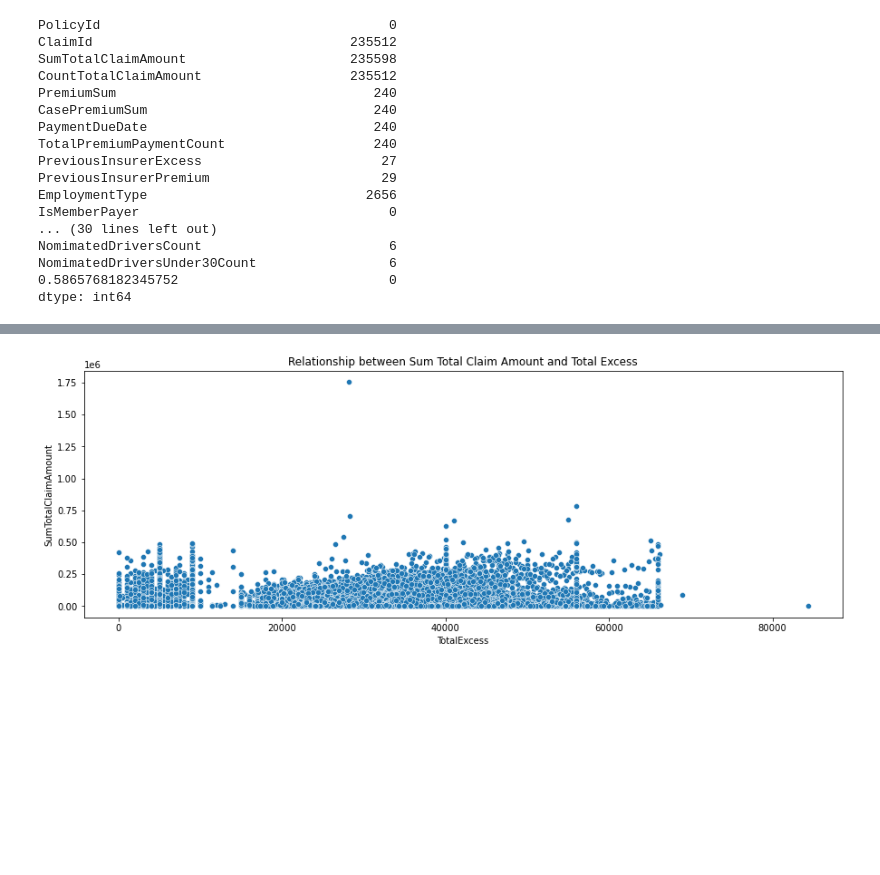
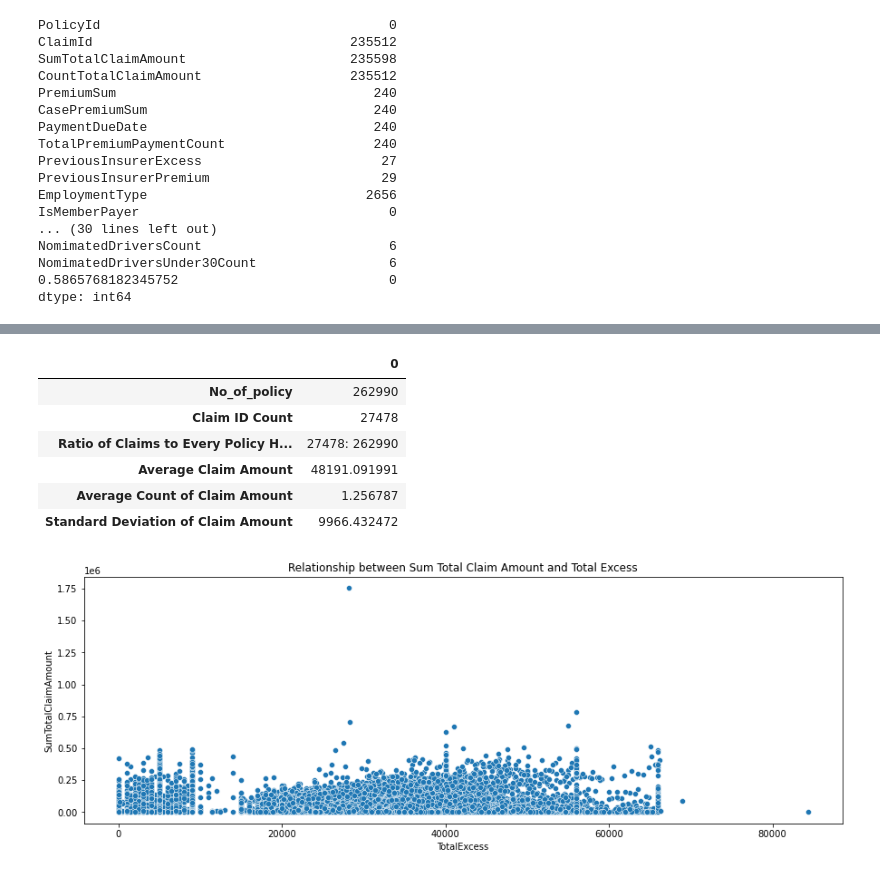
Before and after one commit to Pheelog/Insurance-Claim-Modelling, a Jupyter notebook: Insurance Claim Model.ipynb, the cells around one changed output, grey strips where cells are left out. Cells and saved outputs as stored; diff of their text form; code cells hidden in the pictures; blank space fills up the shorter version.

```diff
--- a/Insurance Claim Model.ipynb
+++ b/Insurance Claim Model.ipynb
@@ -131,0 +133,16 @@ sns.heatmap(corr, annot=True, ax=ax, linewidths=1, xticklabels=True, yticklabels
+# %%
+df['sum_freq_by_count']= df['SumTotalClaimAmount'] * df['CountTotalClaimAmount']
+mean_of_df=df['sum_freq_by_count'].sum()/df['CountTotalClaimAmount'].sum()
+df['variance']= df['sum_freq_by_count']-mean_of_df
+df['variance*2']= df['variance']*2
+
+data_dict= {
+    "No_of_policy": df.shape[0]- df['PolicyId'].isna().sum(),
+    "Claim ID Count": df.shape[0]- df['ClaimId '].isna().sum(),
+    "Ratio of Claims to Every Policy Holder": f"{df.shape[0]- df['ClaimId '].isna().sum()}: {(df.shape[0]- df['PolicyId'].isna().sum())}",
+    "Average Claim Amount": df['sum_freq_by_count'].sum()/df['CountTotalClaimAmount'].sum(),
+    "Average Count of Claim Amount": df['CountTotalClaimAmount'].mean(),
+    "Standard Deviation of Claim Amount": (df['variance*2'].sum()/df['CountTotalClaimAmount'].sum())*0.5,
+}
+
+# -(df.shape[0]- df['ClaimId '].isna().sum())
@@ -132,3 +158,15 @@ sns.heatmap(corr, annot=True, ax=ax, linewidths=1, xticklabels=True, yticklabels
+# %%
+df_summary = pd.DataFrame(data_dict, index = [i for i in range(1)])
+# %%
+df_summary.T
+# %% [output]
+|  | 0 |
+| No_of_policy | 262990 |
+| Claim ID Count | 27478 |
+| Ratio of Claims to Every Policy H... | 27478: 262990 |
+| Average Claim Amount | 48191.091991 |
+| Average Count of Claim Amount | 1.256787 |
+| Standard Deviation of Claim Amount | 9966.432472 |
 # %%
 plt.figure(figsize=(15,5))
 sns.scatterplot(x="TotalExcess", y="SumTotalClaimAmount", data=df)
```
Also changed, not shown: parts of 5 cells of this notebook.
